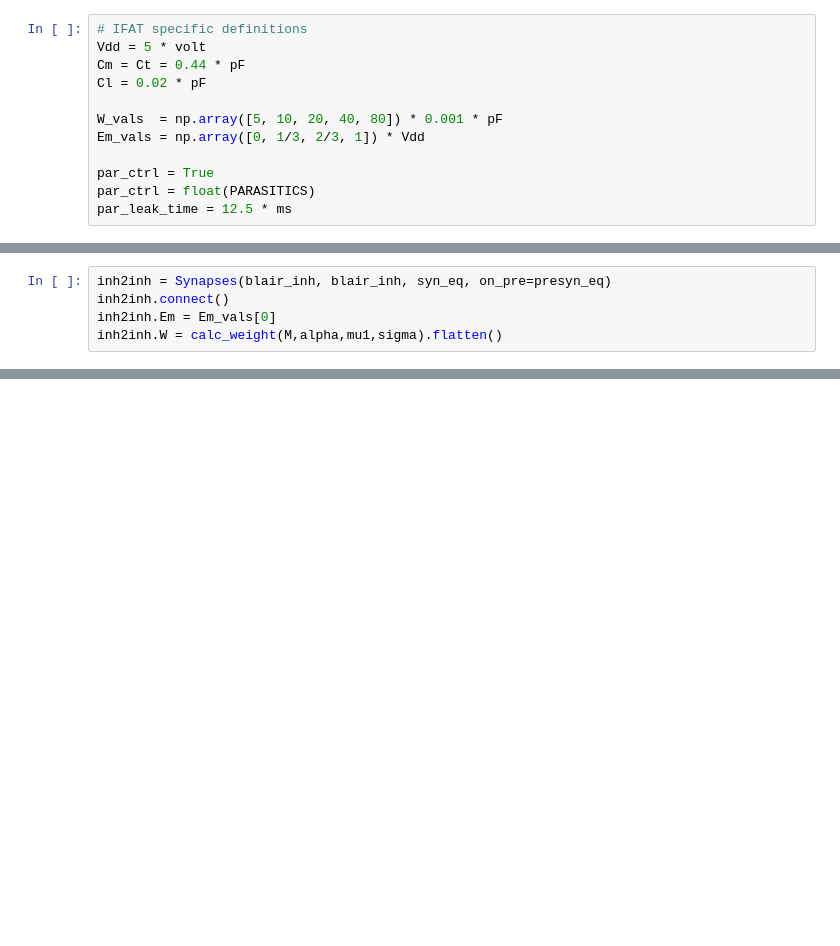
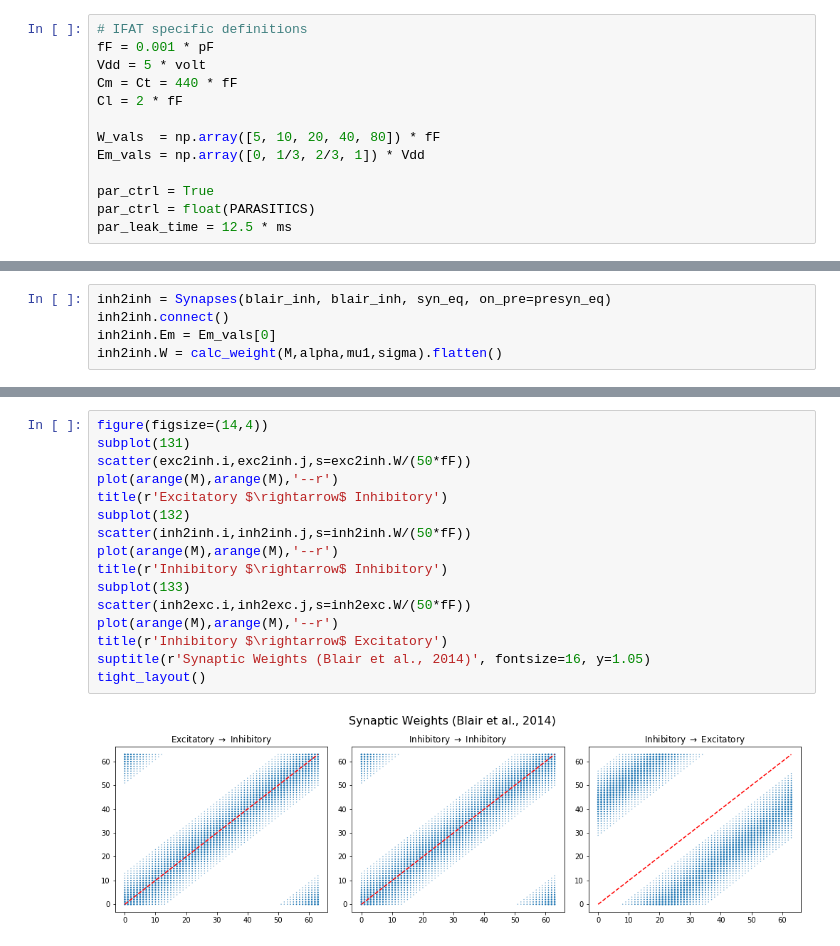
Before and after one commit to acellon/ifat-py, a Jupyter notebook: ifat.ipynb, the cells around one changed output, grey strips where cells are left out. Cells and saved outputs as stored; diff of their text form; blank space fills up the shorter version.

```diff
--- a/ifat.ipynb
+++ b/ifat.ipynb
@@ -74,11 +74,12 @@ syn_eq = '''
 '''
 # %%
 # IFAT specific definitions
+fF = 0.001 * pF
 Vdd = 5 * volt
-Cm = Ct = 0.44 * pF
-Cl = 0.02 * pF
+Cm = Ct = 440 * fF
+Cl = 2 * fF
 
-W_vals  = np.array([5, 10, 20, 40, 80]) * 0.001 * pF
+W_vals  = np.array([5, 10, 20, 40, 80]) * fF
 Em_vals = np.array([0, 1/3, 2/3, 1]) * Vdd
 
 par_ctrl = True
@@ -287,0 +341,18 @@ plot(e_spmon.t/ms, e_spmon.i,'.');xlim([2000,2500])
+# %%
+figure(figsize=(14,4))
+subplot(131)
+scatter(exc2inh.i,exc2inh.j,s=exc2inh.W/(50*fF))
+plot(arange(M),arange(M),'--r')
+title(r'Excitatory $\rightarrow$ Inhibitory')
+subplot(132)
+scatter(inh2inh.i,inh2inh.j,s=inh2inh.W/(50*fF))
+plot(arange(M),arange(M),'--r')
+title(r'Inhibitory $\rightarrow$ Inhibitory')
+subplot(133)
+scatter(inh2exc.i,inh2exc.j,s=inh2exc.W/(50*fF))
+plot(arange(M),arange(M),'--r')
+title(r'Inhibitory $\rightarrow$ Excitatory')
+suptitle(r'Synaptic Weights (Blair et al., 2014)', fontsize=16, y=1.05)
+tight_layout()
+# %% [output]
+[figure, added]
```
Also changed, not shown: parts of 22 cells of this notebook, 1 other file.
